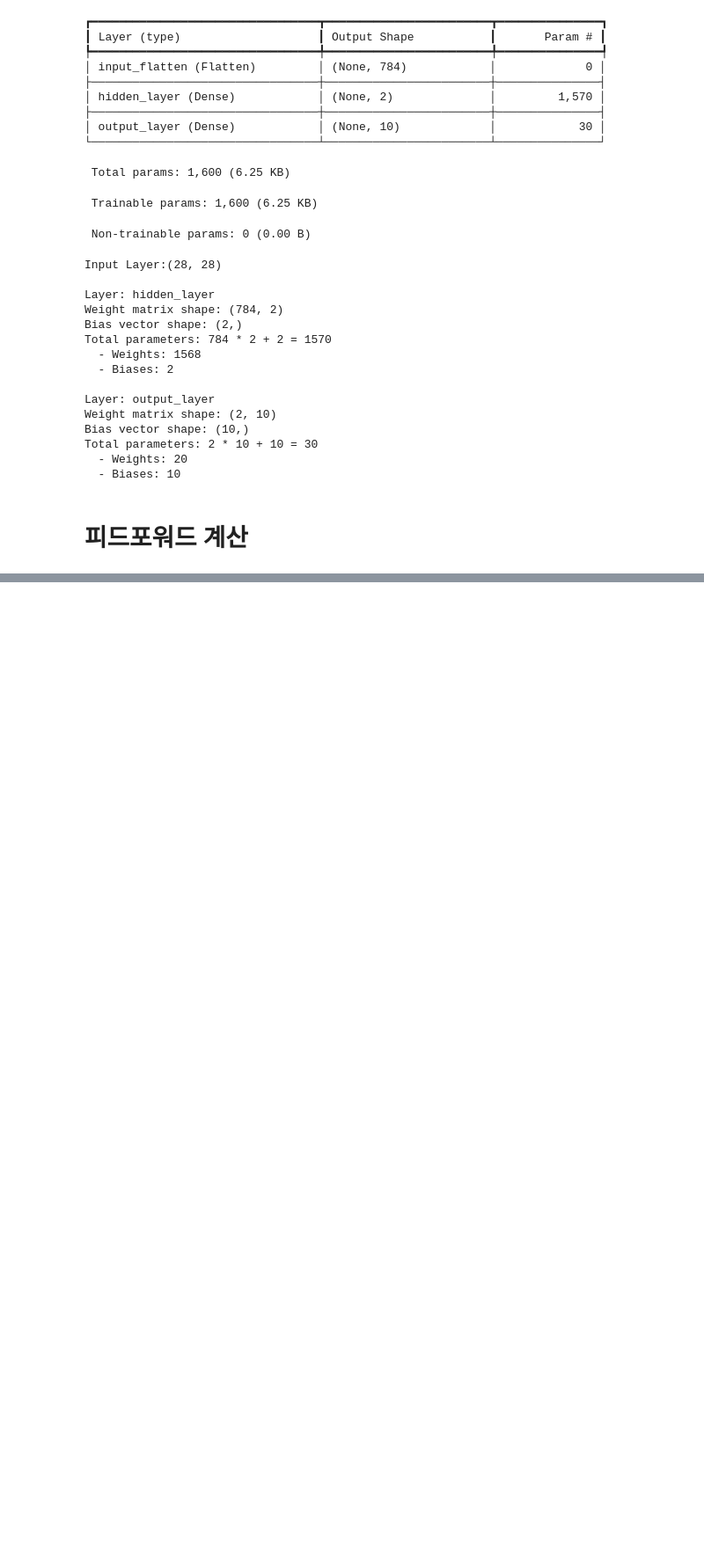
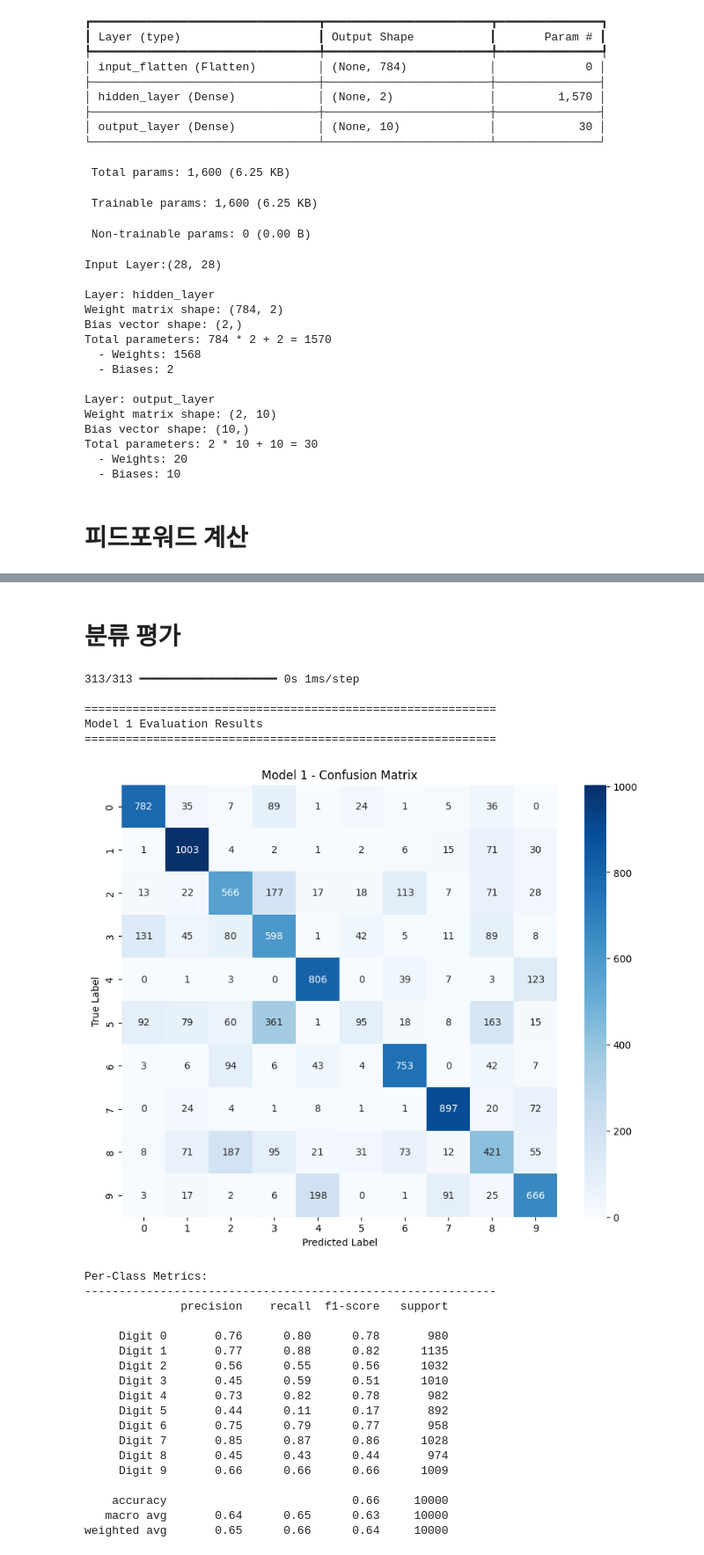
Before and after one commit to Max-JI64/Kakao_Tech_Boost, a Jupyter notebook: Daily_class/25_10_22_CNN_image.ipynb, the cells around one changed output, grey strips where cells are left out. Shown at 88% size. Drawn from its saved outputs; the diff is of its cells as text; code cells hidden in the pictures; blank space fills up the shorter version.

```diff
--- a/Daily_class/25_10_22_CNN_image.ipynb
+++ b/Daily_class/25_10_22_CNN_image.ipynb
@@ -13,5 +16,6 @@ mnist = tf.keras.datasets.mnist.load_data()
 # %%
 (x_train, y_train), (x_test, y_test) = mnist
+x_train, x_test = x_train / 255.0, x_test / 255.0
 # %%
 x_train.shape, x_test.shape
 # %% [output]
@@ -156,0 +163,3 @@ tf.nn.softmax(output_logits)
+# %%
+loss_fn = tf.keras.losses.SparseCategoricalCrossentropy(from_logits=True)
+loss_fn(y_train[-1:], predictions).numpy()
@@ -156,0 +172,6 @@ tf.nn.softmax(output_logits)
+# %%
+model.compile(optimizer='adam',
+              loss=loss_fn,
+              metrics=['accuracy'])
+# %%
+history = model.fit(x_train, y_train, epochs=5, validation_split=0.2) #20%의 학습 데이터셋을 검증에 사용
@@ -156,0 +233,2 @@ tf.nn.softmax(output_logits)
+# %% [markdown]
+# 분류 평가
@@ -156,0 +282,28 @@ tf.nn.softmax(output_logits)
+# %%
+# Model 1 평가
+results_model1 = evaluate_model(model, x_test, y_test, model_name="Model 1")
+# %% [output]
+313/313 ━━━━━━━━━━━━━━━━━━━━ 0s 1ms/step
+
+============================================================
+Model 1 Evaluation Results
+============================================================
+[figure, added]
+Per-Class Metrics:
+------------------------------------------------------------
+              precision    recall  f1-score   support
+
+     Digit 0       0.76      0.80      0.78       980
+     Digit 1       0.77      0.88      0.82      1135
+     Digit 2       0.56      0.55      0.56      1032
+     Digit 3       0.45      0.59      0.51      1010
+     Digit 4       0.73      0.82      0.78       982
+     Digit 5       0.44      0.11      0.17       892
+     Digit 6       0.75      0.79      0.77       958
+     Digit 7       0.85      0.87      0.86      1028
+     Digit 8       0.45      0.43      0.44       974
+     Digit 9       0.66      0.66      0.66      1009
+
+    accuracy                           0.66     10000
+   macro avg       0.64      0.65      0.63     10000
+weighted avg       0.65      0.66      0.64     10000
```
Also changed, not shown: parts of 23 cells of this notebook.
